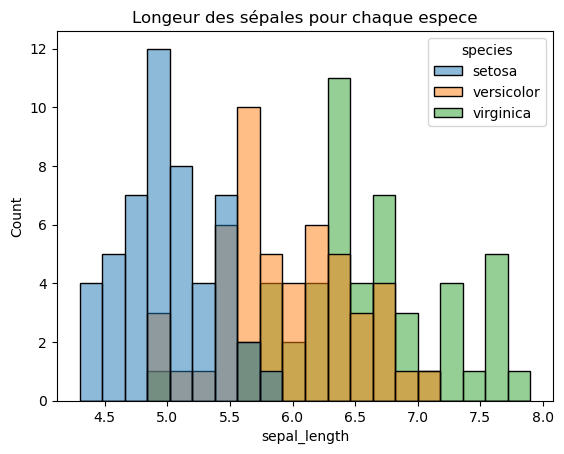
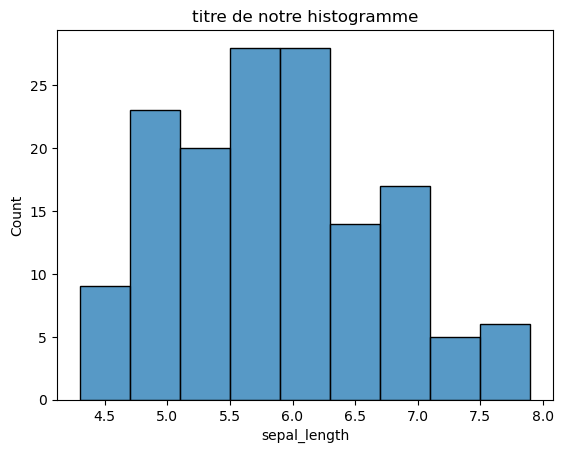
The notebook cell's code change between the first figure and the second:
--- before
+++ after
@@ -1,26 +1,25 @@
-import matplotlib.pyplot as plt
+# visualisation avec seaborn et matplotlib 
+# concept : 
+import matplotlib.pyplot as plt 
 import seaborn as sns 
 
 # tips = sns.load_dataset("tips")
-# print(tips.head(10))
-
-# sns.histplot(tips["total_bill"], bins = 20)
-# plt.title("Distribution des additions ")
+# print(tips.head())
+# sns.histplot(tips["total_bill"], bins=20)
+# plt.title("titre de notre histogramme ")
 # plt.show()
-
-# sns.scatterplot(data=tips, x="total_bill" , y="tip" , hue="sex")
-# plt.show()
-
+# sns.scatterplot(data=tips , x="total_bill" , y="tip", hue="sex")
 
 # Exercice guidé
 # Sur le dataset iris :
+
 # Trace un histogramme de la longueur des sépales (sepal_length) pour chaque espèce.
+
 # Ajoute des couleurs différentes par espèce.
 
+# correction : importation de la dataset iris : 
 iris = sns.load_dataset("iris")
 print(iris.head())
-
-# sns.histplot(iris["sepal_length"], bins=20)
-sns.histplot(data=iris, x="sepal_length", hue="species", bins=20, alpha=0.5)
-plt.title("Longeur des sépales pour chaque espece")
+sns.histplot(iris["sepal_length"])
+plt.title("titre de notre histogramme")
 plt.show()

Commit: feat(visualisation) : visualisation sur seaborn et matplotlib